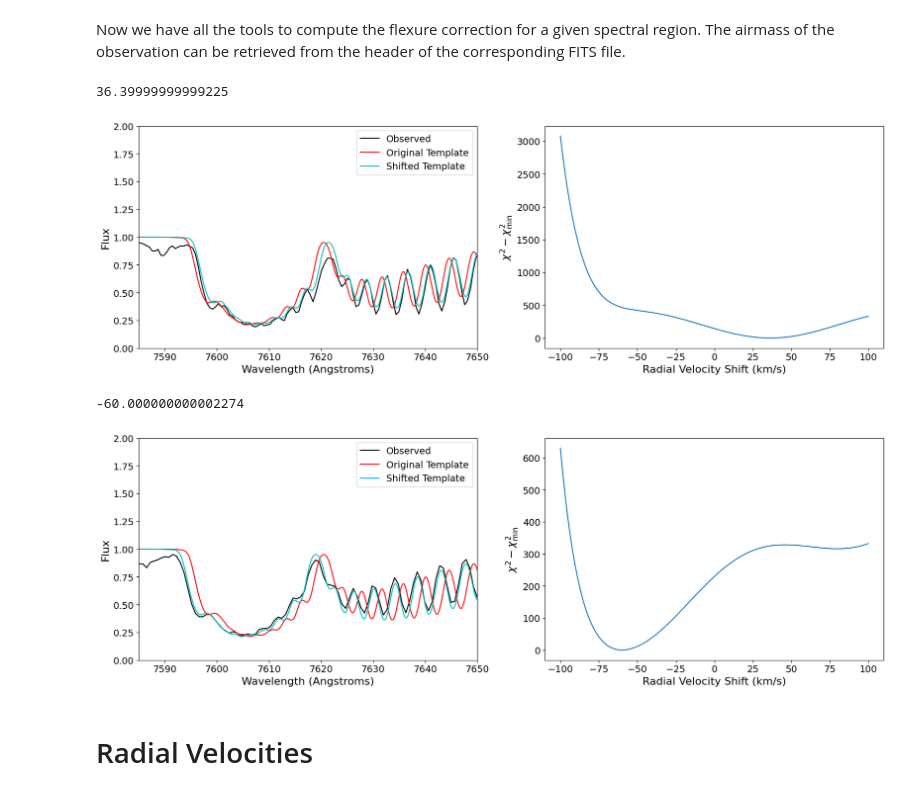
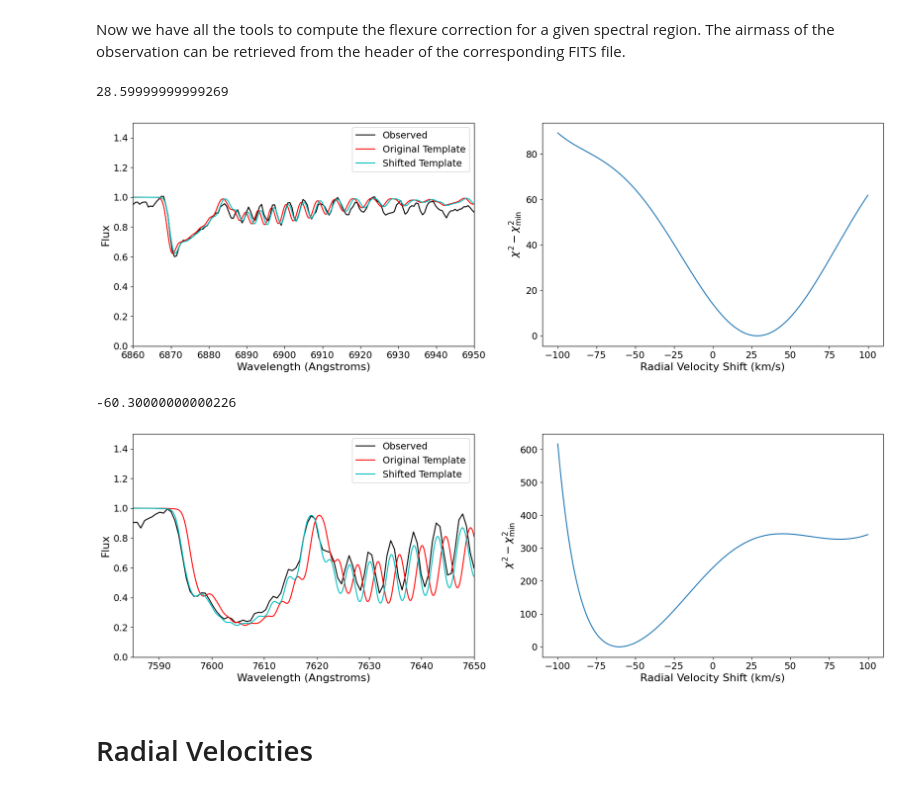
Before and after one commit to pranav-nagarajan/NGPS-RV-Calibration, a Jupyter notebook: NGPS Radial Velocity Tutorial.ipynb, the cells around one changed output. Cells and saved outputs as stored; diff of their text form; code cells hidden in the pictures.

Commit message:
Adding RV standard figure

```diff
--- a/NGPS Radial Velocity Tutorial.ipynb
+++ b/NGPS Radial Velocity Tutorial.ipynb
@@ -48,7 +48,7 @@ def extract_1D_spec(file):
     Parameters:
         file: path pointing to 2D spectrum
     Returns:
-        1D spectrum (wavelength solution in Angtroms and observed flux in arbitrary units)
+        1D spectrum (wavelength solution in Angstroms and observed flux in arbitrary units)
     '''
     ngps_fits = fits.open(file)
     ngps_primary = ngps_fits[0].data
@@ -149,7 +149,7 @@ def flexure_correction(wl, flux, this_airmass, flex_range = 100, wl_min = 7585,
     '''
 
     # Normalize the observed spectrum
-    wl, norm_flux, continuum = GISIC.normalize(wl, flux.value, s=7)
+    wl, norm_flux, continuum = GISIC.normalize(wl, flux.value, sigma = 100, s = 7)
 
     # Placeholder for flux error
     norm_err = np.ones(len(norm_flux)) * 0.1
@@ -180,7 +180,7 @@ def flexure_correction(wl, flux, this_airmass, flex_range = 100, wl_min = 7585,
         ax[0].plot(wl_ref, flux_ref, 'r', label = 'Original Template')
         ax[0].plot(wl_ref, doppler_shift(wl_ref, flux_ref, best_shift), 'c', label = 'Shifted Template')
         ax[0].set_xlim(wl_min, wl_max)
-        ax[0].set_ylim(0, 2.0)
+        ax[0].set_ylim(0, 1.5)
         ax[0].set_xlabel('Wavelength (Angstroms)', size = 16)
         ax[0].set_ylabel('Flux', size = 16)
         ax[0].legend(fontsize = 14, loc = 'upper right')
@@ -192,7 +192,7 @@ def flexure_correction(wl, flux, this_airmass, flex_range = 100, wl_min = 7585,
     return best_shift
 
 
-def flexcorr_pipeline(file, wl_min = 7585, wl_max = 7650, cont_min = 7580, cont_max = 7590, plot = True):
+def flexcorr_pipeline(file, wl_min = 7585, wl_max = 7650, plot = True):
     '''
     Pipeline for calculating NGPS flexure corrections.
     Parameters:
@@ -210,17 +210,17 @@ def flexcorr_pipeline(file, wl_min = 7585, wl_max = 7650, cont_min = 7580, cont_
     best_shift = flexure_correction(wavesol, flux, airmass, wl_min = wl_min, wl_max = wl_max, plot = plot)
     return best_shift
 # %%
-# Telluric A-band of oxygen
-flexcorr_pipeline('spec2d_ngps_250721_0056_R.fits')
+# Telluric B-band of oxygen
+flexcorr_pipeline('spec2d_ngps_250721_0056_R.fits', wl_min = 6860, wl_max = 6950)
 # %% [output]
-36.39999999999225
+28.59999999999269
-[figure, old version]
+[figure, new version]
 # %%
-# Telluric B-band of oxygen
-flexcorr_pipeline('spec2d_ngps_250721_0056_I.fits')
+# Telluric A-band of oxygen
+flexcorr_pipeline('spec2d_ngps_250721_0056_I.fits', wl_min = 7585, wl_max = 7650)
 # %% [output]
--60.000000000002274
+-60.30000000000226
-[figure, old version]
+[figure, new version]
 # %% [markdown]
 # Radial Velocities
 # %% [markdown]
```
Also changed, not shown: parts of 9 cells of this notebook, 1 other file.
